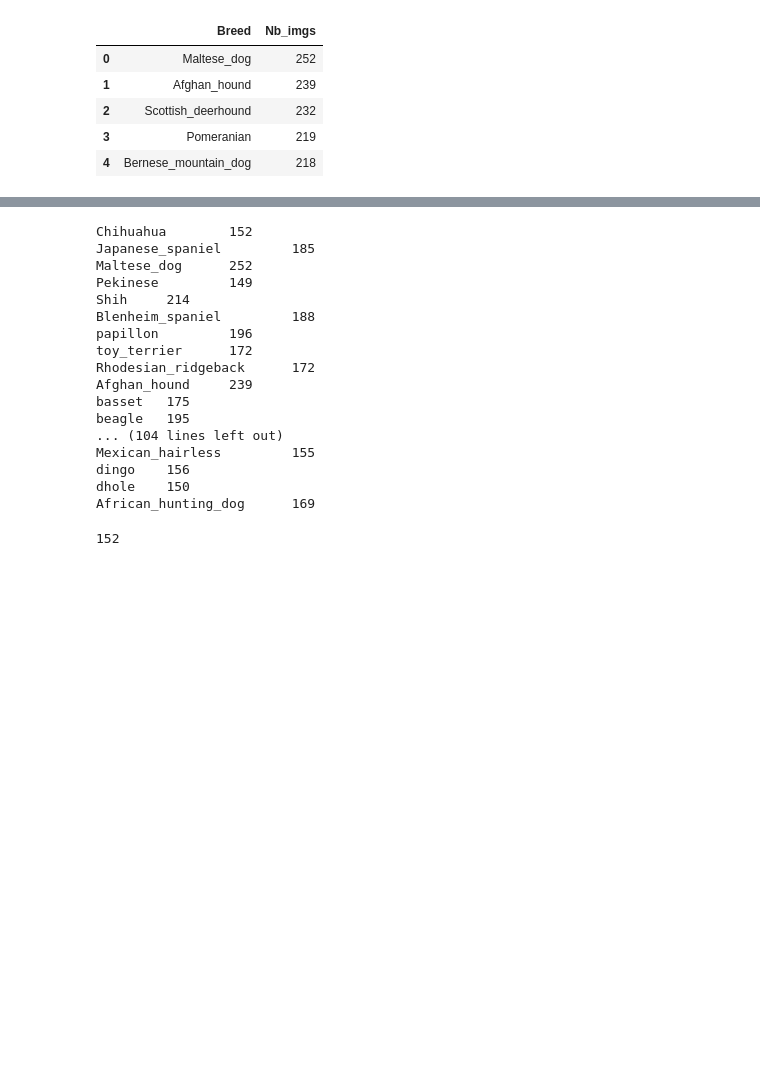
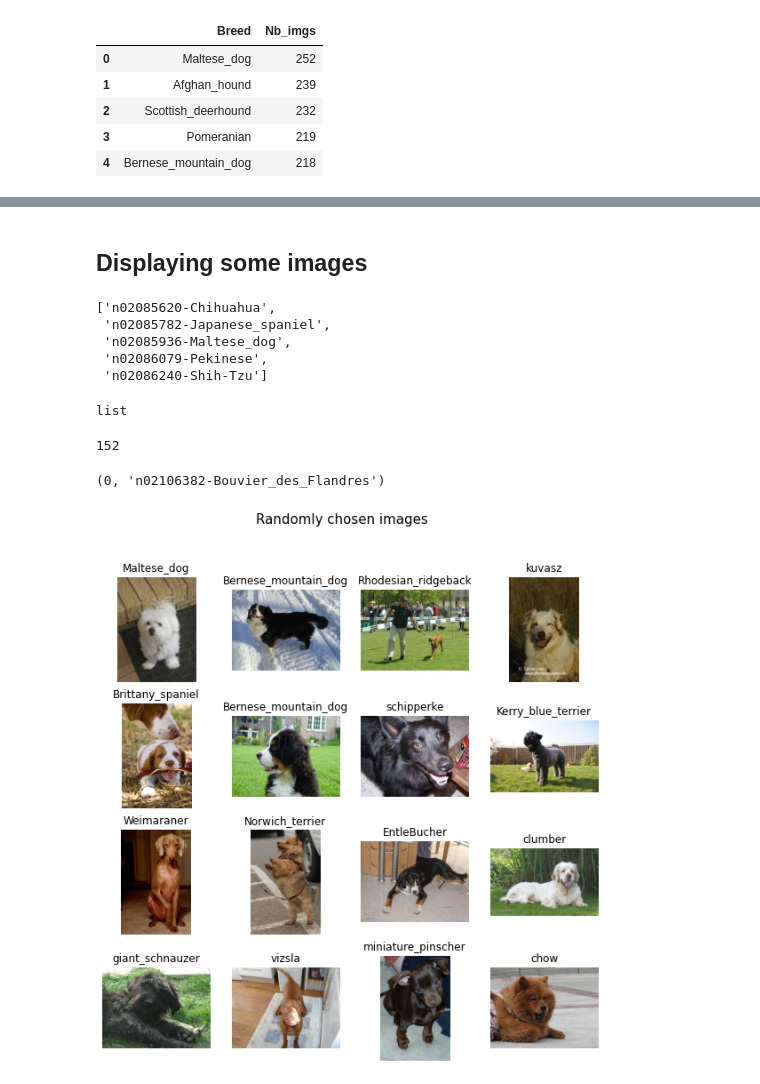
Before and after one commit to ana-bernal/P6_img-classif, a Jupyter notebook: 01_exploration.ipynb, the cells around one changed output, grey strips where cells are left out. Drawn from its saved outputs; the diff is of its cells as text; code cells hidden in the pictures; blank space fills up the shorter version.

```diff
--- a/01_exploration.ipynb
+++ b/01_exploration.ipynb
@@ -96,21 +97,10 @@ plt.show()
-# %%
-for key, value in nb_of_img.items():
-    print(key, '\t', value)
-# %% [output]
-Chihuahua        152
-Japanese_spaniel         185
-Maltese_dog      252
-Pekinese         149
-Shih     214
-Blenheim_spaniel         188
-papillon         196
-toy_terrier      172
-Rhodesian_ridgeback      172
-Afghan_hound     239
-basset   175
-beagle   195
-... (104 lines left out)
-Mexican_hairless         155
-dingo    156
-dhole    150
-African_hunting_dog      169
+# %% [markdown]
+## Displaying some images
+# %%
+breed_dir_names[:5]
+# %% [output]
+['n02085620-Chihuahua',
+ 'n02085782-Japanese_spaniel',
+ 'n02085936-Maltese_dog',
+ 'n02086079-Pekinese',
+ 'n02086240-Shih-Tzu']
@@ -117,7 +110,39 @@ African_hunting_dog      169
 # %%
-name = breed_dir_names[0]
-_, _, filenames = next(os.walk(f'{images_path}/{name}'))
+_,_,filenames = next(os.walk('data/images/n02085620-Chihuahua'))
+# %%
+type(filenames)
+# %% [output]
+list
 # %%
 len(filenames)
 # %% [output]
 152
+# %%
+img_name = random.choice(filenames)
+
+img = Image.open('data/images/n02085620-Chihuahua/'+img_name)
+img.show()
+# %%
+print(next(enumerate(random.choices(breed_dir_names, k=16))))
+# %% [output]
+(0, 'n02106382-Bouvier_des_Flandres')
+# %%
+fig = plt.figure(figsize=(10,10))
+
+# Pick randomly 16 breeds
+for idx,breed_dir in enumerate(random.choices(breed_dir_names, k=16)):
+    # Pick random image
+    _,_,filenames = next(os.walk('data/images/' + breed_dir))
+    img_name = random.choice(filenames)
+    dog_img = Image.open('data/images/'+breed_dir+'/'+img_name)
+    # Dislay img on axis
+    ax = fig.add_subplot(4,4,idx+1)
+    plt.imshow(dog_img)
+
+    ax.set_title(breed_dir.split('-')[1])
+    plt.axis('off')
+
+plt.suptitle('Randomly chosen images', size=15)
+plt.show()
+# %% [output]
+[figure, added]
```
Also changed, not shown: parts of 2 cells of this notebook.
